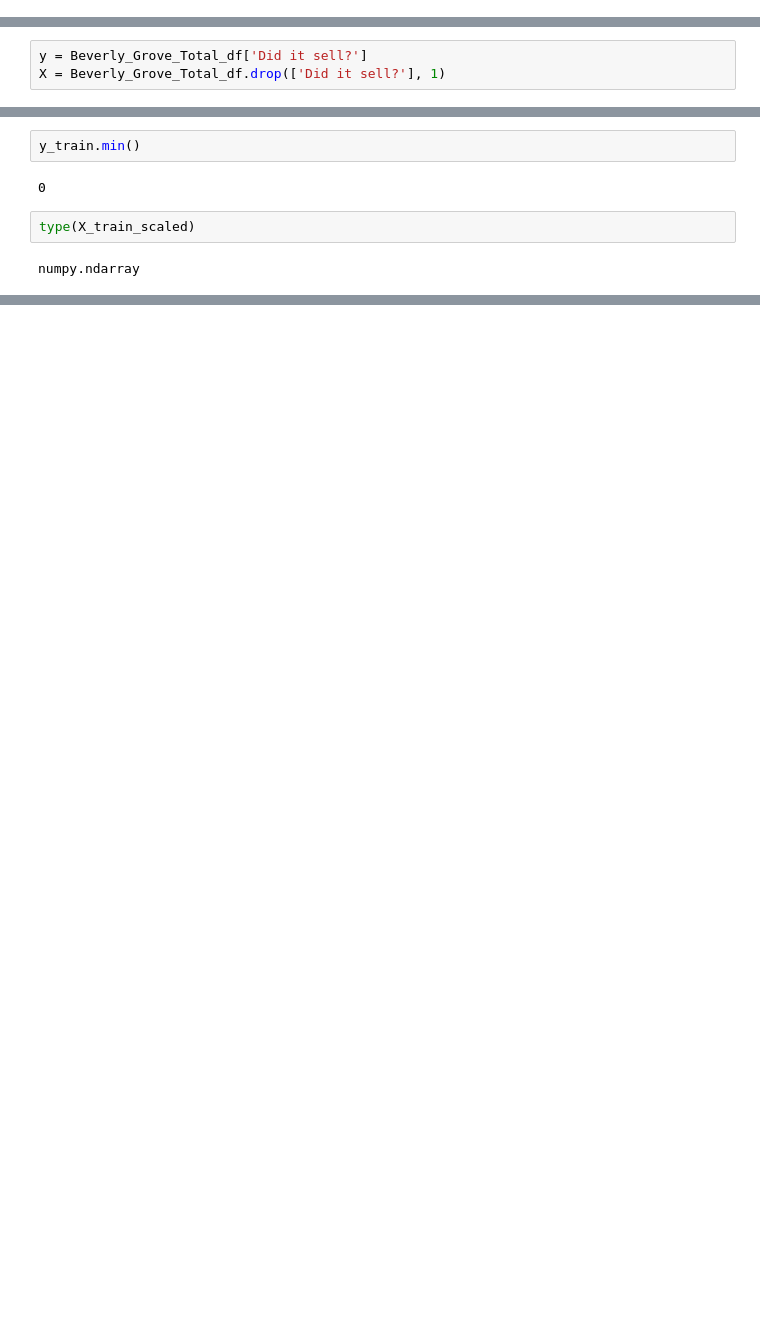
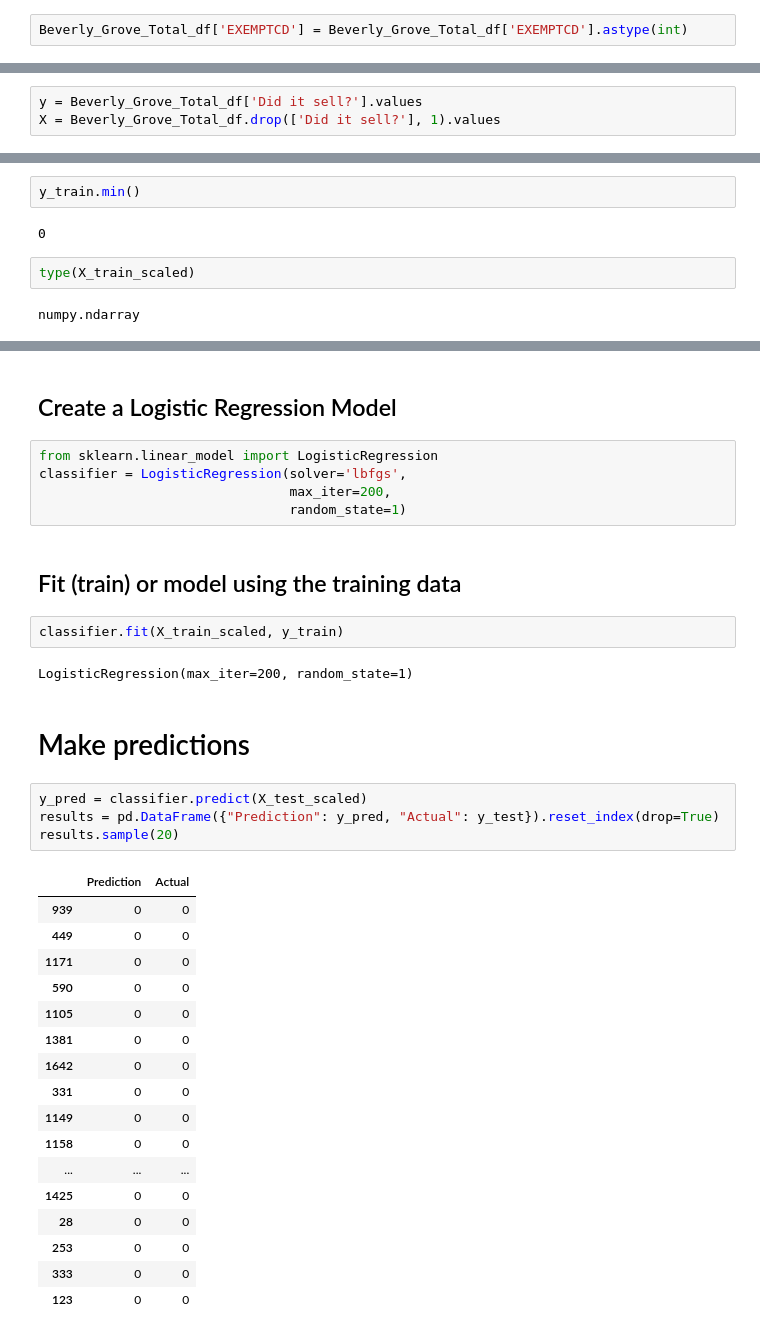
Before and after one commit to mhorstman/Final_Project_Team_1, a Jupyter notebook: Beverly_Grove.ipynb, the cells around one changed output, grey strips where cells are left out. Cells and saved outputs as stored; diff of their text form; blank space fills up the shorter version.

Commit message:
adding first ML model. Accuracy is 89% but I suspect it's for the wrong reasons.

```diff
--- a/Beverly_Grove.ipynb
+++ b/Beverly_Grove.ipynb
@@ -319,6 +320,8 @@ Beverly_Grove_Total_df.dropna()
 | 5510017023 | 0 | 1 | 1 | 1 | 1 | 1553301 | ... |
 | 5514001029 | 0 | 1 | 1 | 0 | 0 | 23541 | ... |
 6725 rows × 65 columns
+# %%
+Beverly_Grove_Total_df['EXEMPTCD'] = Beverly_Grove_Total_df['EXEMPTCD'].astype(int)
 # %%
 Beverly_Grove_Total_df.info()
 # %% [output]
@@ -342,8 +345,8 @@ memory usage: 2.7+ MB
 # %% [markdown]
 ## Create our X and y values
 # %%
-y = Beverly_Grove_Total_df['Did it sell?']
-X = Beverly_Grove_Total_df.drop(['Did it sell?'], 1)
+y = Beverly_Grove_Total_df['Did it sell?'].values
+X = Beverly_Grove_Total_df.drop(['Did it sell?'], 1).values
 # %% [markdown]
 ## Split our data into a training and testing dataset
 # %%
@@ -534,0 +509,37 @@ ValueError: Input contains NaN, infinity or a value too large for dtype('float32
+# %% [markdown]
+## Create a Logistic Regression Model
+# %%
+from sklearn.linear_model import LogisticRegression
+classifier = LogisticRegression(solver='lbfgs',
+                                max_iter=200,
+                                random_state=1)
+# %% [markdown]
+ ## Fit (train) or model using the training data
+# %%
+classifier.fit(X_train_scaled, y_train)
+# %% [output]
+LogisticRegression(max_iter=200, random_state=1)
+# %% [markdown]
+# Make predictions
+# %%
+y_pred = classifier.predict(X_test_scaled)
+results = pd.DataFrame({"Prediction": y_pred, "Actual": y_test}).reset_index(drop=True)
+results.sample(20)
+# %% [output]
+|  | Prediction | Actual |
+| 939 | 0 | 0 |
+| 449 | 0 | 0 |
+| 1171 | 0 | 0 |
+| 590 | 0 | 0 |
+| 1105 | 0 | 0 |
+| 1381 | 0 | 0 |
+| 1642 | 0 | 0 |
+| 331 | 0 | 0 |
+| 1149 | 0 | 0 |
+| 1158 | 0 | 0 |
+| ... | ... | ... |
+| 1425 | 0 | 0 |
+| 28 | 0 | 0 |
+| 253 | 0 | 0 |
+| 333 | 0 | 0 |
+| 123 | 0 | 0 |
```
Also changed, not shown: parts of 15 cells of this notebook.
